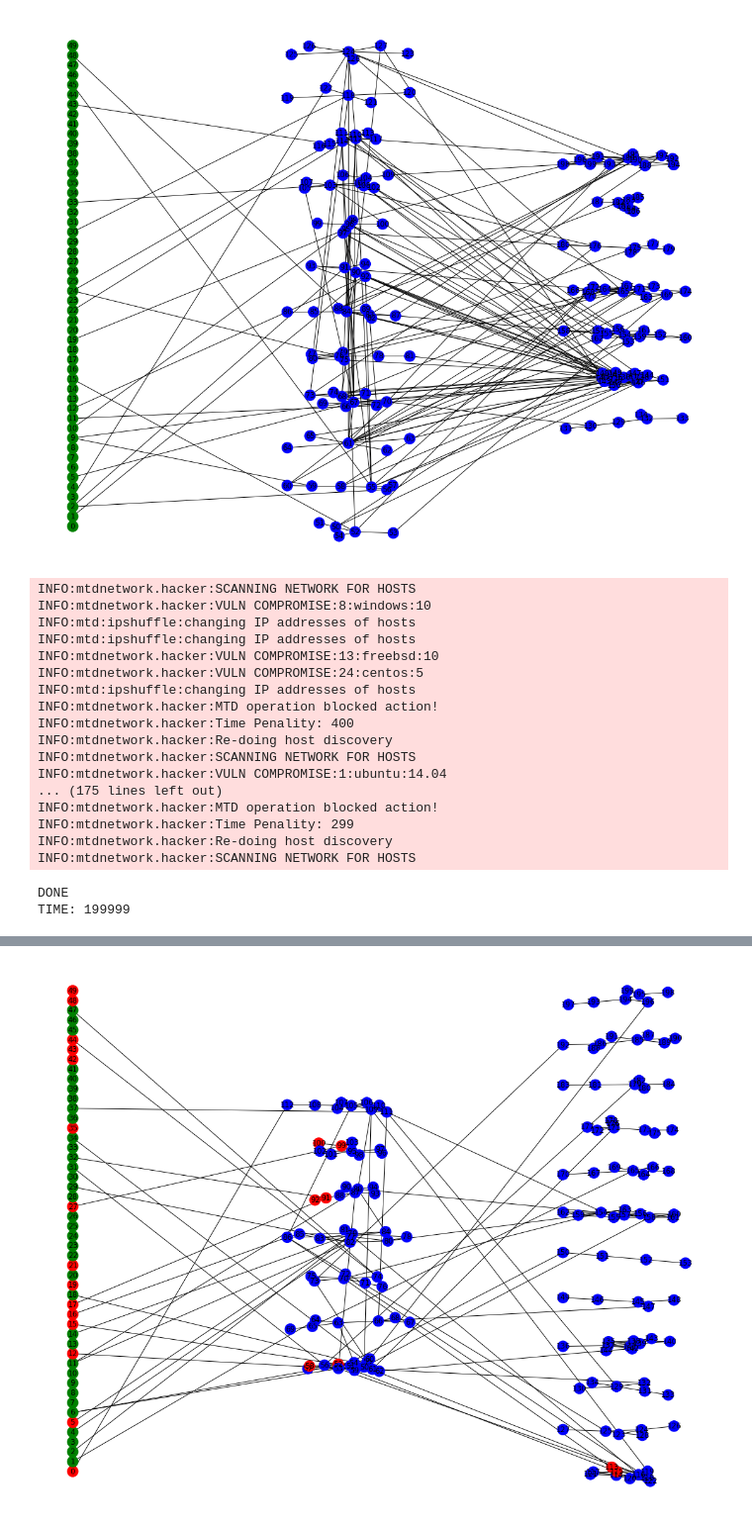
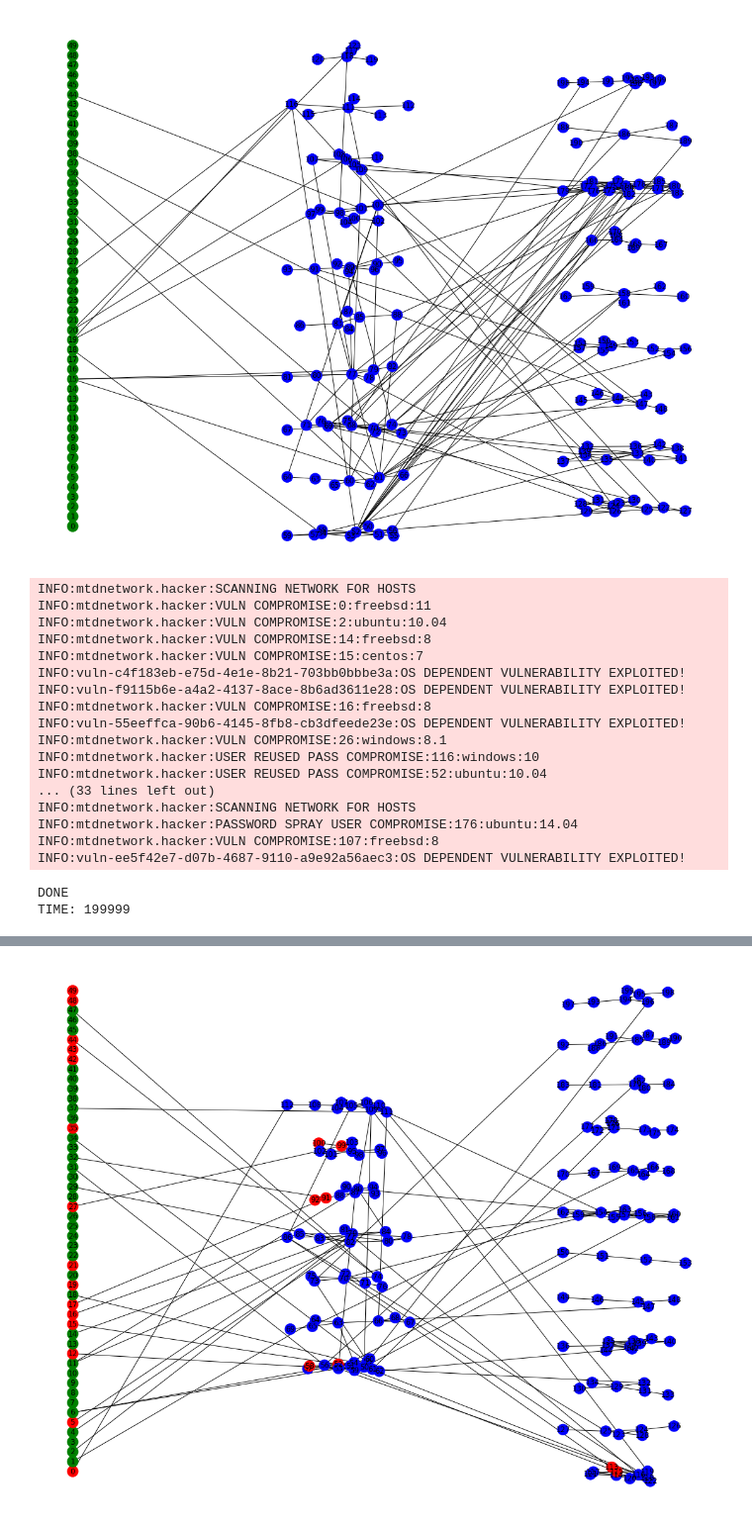
Before and after one commit to yuanyuan2000/MTDGame, a Jupyter notebook: test_mtdnetwork.ipynb, the cells around one changed output, grey strips where cells are left out. Shown at 99% size. Cells and saved outputs as stored; diff of their text form; code cells hidden in the pictures.

Commit message:
Log non exposed endpoint compromises and

```diff
--- a/test_mtdnetwork.ipynb
+++ b/test_mtdnetwork.ipynb
@@ -18,23 +18,22 @@ logging.basicConfig()
 logging.getLogger().setLevel(logging.INFO)
 # %%
 test_network = network.Network(200, 50, 20, 3)
-test_network.register_mtd(PortShuffle)
-test_network.register_mtd(IPShuffle)
+# test_network.register_mtd(PortShuffle)
+# test_network.register_mtd(IPShuffle)
 # test_network.register_mtd(OSShuffle)
 # test_network.register_mtd(ServiceShuffle)
 # test_network.register_mtd(UserShuffle)
 # test_network.register_mtd(HostTopologyShuffle)
 # test_network.register_mtd(CompleteTopologyShuffle)
 test_network.draw()
 # %% [output]
-[figure, old version]
+[figure, new version]
 # %%
 adversary = hacker.Hacker(test_network)
 # %%
 curr_time = 0
 time_step = 1
 for curr_time in range(200000):
-    test_network.step(curr_time)
     adversary.step(curr_time)
     if adversary.done:
         break
@@ -42,22 +41,22 @@ print("DONE")
 print("TIME:", curr_time)
 # %% [output]
 INFO:mtdnetwork.hacker:SCANNING NETWORK FOR HOSTS
-INFO:mtdnetwork.hacker:VULN COMPROMISE:8:windows:10
-INFO:mtd:ipshuffle:changing IP addresses of hosts
-INFO:mtd:ipshuffle:changing IP addresses of hosts
-INFO:mtdnetwork.hacker:VULN COMPROMISE:13:freebsd:10
-INFO:mtdnetwork.hacker:VULN COMPROMISE:24:centos:5
-INFO:mtd:ipshuffle:changing IP addresses of hosts
-INFO:mtdnetwork.hacker:MTD operation blocked action!
-INFO:mtdnetwork.hacker:Time Penality: 400
-INFO:mtdnetwork.hacker:Re-doing host discovery
+INFO:mtdnetwork.hacker:VULN COMPROMISE:0:freebsd:11
+INFO:mtdnetwork.hacker:VULN COMPROMISE:2:ubuntu:10.04
+INFO:mtdnetwork.hacker:VULN COMPROMISE:14:freebsd:8
+INFO:mtdnetwork.hacker:VULN COMPROMISE:15:centos:7
+INFO:vuln-c4f183eb-e75d-4e1e-8b21-703bb0bbbe3a:OS DEPENDENT VULNERABILITY EXPLOITED!
+INFO:vuln-f9115b6e-a4a2-4137-8ace-8b6ad3611e28:OS DEPENDENT VULNERABILITY EXPLOITED!
+INFO:mtdnetwork.hacker:VULN COMPROMISE:16:freebsd:8
+INFO:vuln-55eeffca-90b6-4145-8fb8-cb3dfeede23e:OS DEPENDENT VULNERABILITY EXPLOITED!
+INFO:mtdnetwork.hacker:VULN COMPROMISE:26:windows:8.1
+INFO:mtdnetwork.hacker:USER REUSED PASS COMPROMISE:116:windows:10
+INFO:mtdnetwork.hacker:USER REUSED PASS COMPROMISE:52:ubuntu:10.04
+... (33 lines left out)
 INFO:mtdnetwork.hacker:SCANNING NETWORK FOR HOSTS
-INFO:mtdnetwork.hacker:VULN COMPROMISE:1:ubuntu:14.04
-... (175 lines left out)
-INFO:mtdnetwork.hacker:MTD operation blocked action!
-INFO:mtdnetwork.hacker:Time Penality: 299
-INFO:mtdnetwork.hacker:Re-doing host discovery
-INFO:mtdnetwork.hacker:SCANNING NETWORK FOR HOSTS
+INFO:mtdnetwork.hacker:PASSWORD SPRAY USER COMPROMISE:176:ubuntu:14.04
+INFO:mtdnetwork.hacker:VULN COMPROMISE:107:freebsd:8
+INFO:vuln-ee5f42e7-d07b-4687-9110-a9e92a56aec3:OS DEPENDENT VULNERABILITY EXPLOITED!
 DONE
 TIME: 199999
 # %%
```
Also changed, not shown: parts of 3 cells of this notebook, 5 other files.
